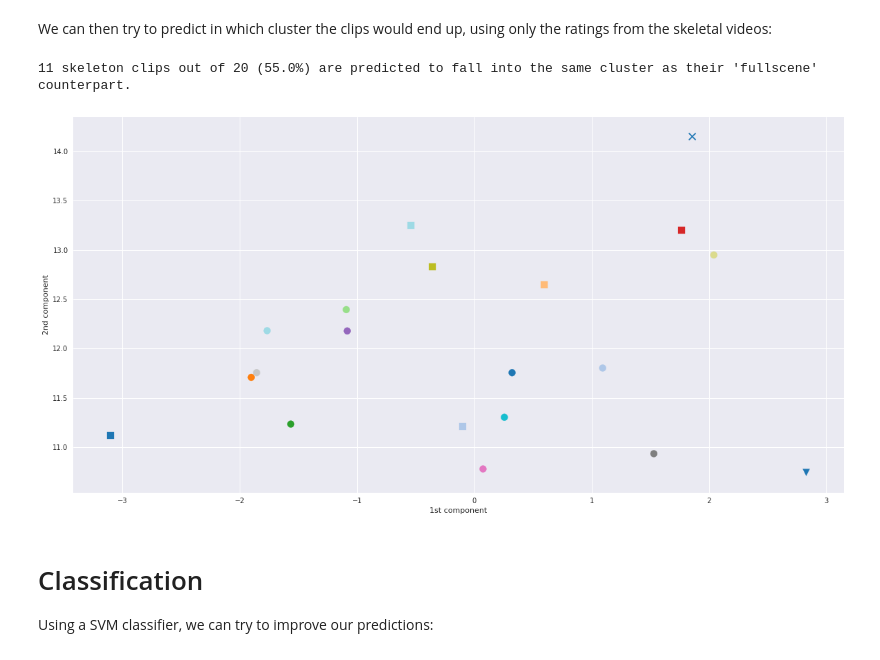
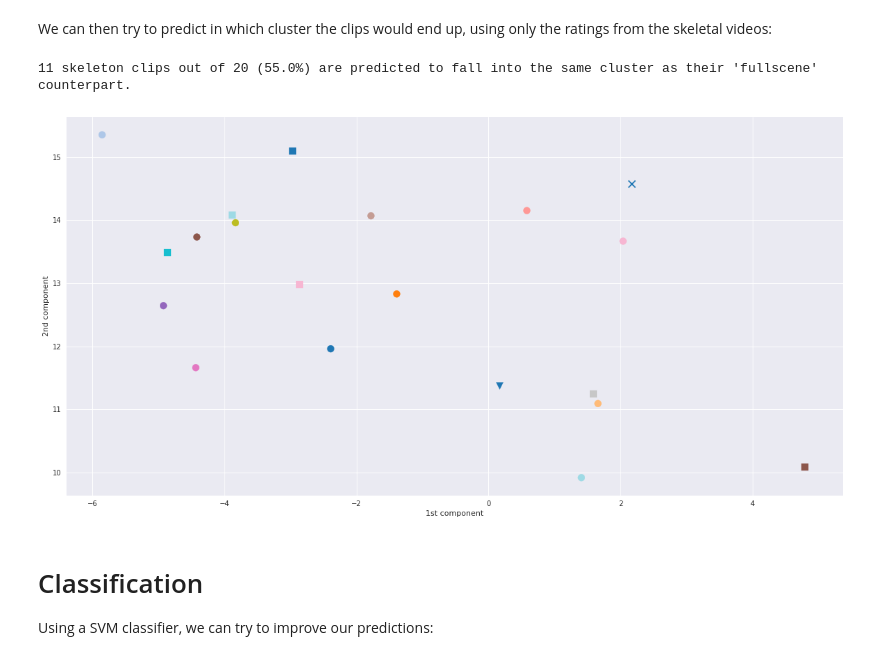
Before and after one commit to severin-lemaignan/pinsoro-kinematics, a Jupyter notebook: classification.ipynb, the cells around one changed output. Drawn from its saved outputs; the diff is of its cells as text; code cells hidden in the pictures.

```diff
--- a/classification.ipynb
+++ b/classification.ipynb
@@ -196,9 +196,9 @@ We perform the LDA *on top of the PCA* as LDA typically requires O > 3 F, with O
 # %%
 from sklearn.discriminant_analysis import LinearDiscriminantAnalysis
 
-nb_components = 4
+lda_nb_components = 4
 
-fullscene_lda_model = LinearDiscriminantAnalysis(n_components=nb_components, solver='svd')
+fullscene_lda_model = LinearDiscriminantAnalysis(n_components=lda_nb_components, solver='svd')
 fullscene_lda_model.fit(fullscene_pca, fullscene_labels)
 
 fullscene_lda = fullscene_lda_model.transform(fullscene_pca_model.transform(fullscene))
@@ -440,13 +471,13 @@ We can then try to predict in which cluster the clips would end up, using only t
 # %%
 skel_kmeans= fullscene_kmeans_model.predict(skel_means_lda)
 
-plot_embedding(skel_means_efa,skel_means.index, clusters=skel_kmeans, three_d=False)
+plot_embedding(fullscene_means_efa,skel_means.index, clusters=skel_kmeans, three_d=False)
 
 diff=pd.DataFrame(fullscene_kmeans-skel_kmeans,index=skel_means.index)
 print("%d skeleton clips out of %d (%.1f%%) are predicted to fall into the same cluster as their 'fullscene' counterpart." % (diff[diff==0].count(), skel_kmeans.size, diff[diff==0].count() * 100. / skel_kmeans.size))
 # %% [output]
 11 skeleton clips out of 20 (55.0%) are predicted to fall into the same cluster as their 'fullscene' counterpart.
-[figure, old version]
+[figure, new version]
 # %% [markdown]
 # Classification
 
```
Also changed, not shown: parts of 16 cells of this notebook.
